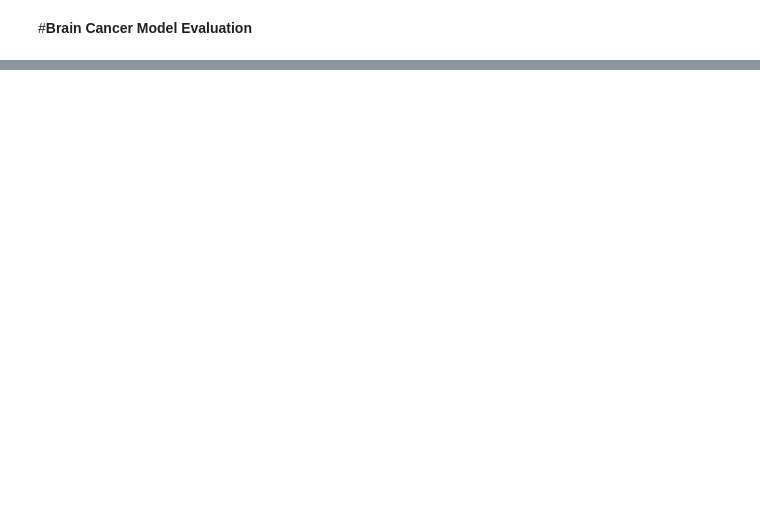
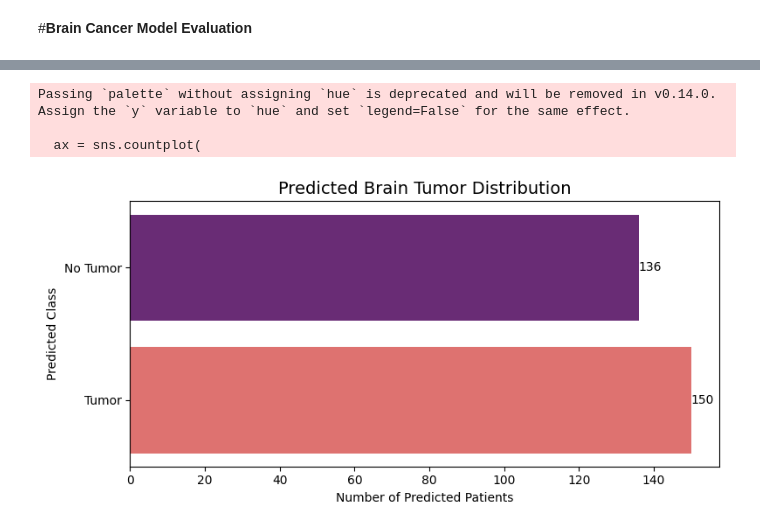
Before and after one commit to neural1977/talks_material, a Jupyter notebook: AI_and_Digital_Health_Code/case_study_2_brain_cancer_classification.ipynb, the cells around one changed output, grey strips where cells are left out. Saved outputs shown, nothing was run; the diff lists cells and outputs as text; code cells hidden in the pictures; blank space fills up the shorter version.

```diff
--- a/AI_and_Digital_Health_Code/case_study_2_brain_cancer_classification.ipynb
+++ b/AI_and_Digital_Health_Code/case_study_2_brain_cancer_classification.ipynb
@@ -293,0 +409,35 @@ hints: try to flip horizontal and vertical flip, featurewise_std and samplewise_
+# %%
+# Predict probabilities
+y_pred_prob = brain_tumor_model.predict(test_x)
+
+# Convert probabilities to binary classes
+if y_pred_prob.shape[-1] > 1:
+    y_pred_classes = np.argmax(y_pred_prob, axis=1)
+else:
+    y_pred_classes = (y_pred_prob.ravel() > 0.5).astype(int)
+
+# Plot predicted class distribution
+plt.figure(figsize=(8,4))
+
+ax = sns.countplot(
+    y=y_pred_classes.flatten(),
+    palette='magma'
+)
+
+plt.title("Predicted Brain Tumor Distribution", fontsize=14)
+plt.xlabel("Number of Predicted Patients")
+plt.ylabel("Predicted Class")
+
+ax.set_yticklabels([
+    'No Tumor',
+    'Tumor'
+])
+
+# Add values on bars
+for container in ax.containers:
+    ax.bar_label(container)
+
+plt.tight_layout()
+
+plt.show()
+# %% [output]
@@ -293,0 +445,4 @@ hints: try to flip horizontal and vertical flip, featurewise_std and samplewise_
+Passing `palette` without assigning `hue` is deprecated and will be removed in v0.14.0. Assign the `y` variable to `hue` and set `legend=False` for the same effect.
+
+  ax = sns.countplot(
+[figure, added]
```
Also changed, not shown: parts of 27 cells of this notebook, 1 other file.
